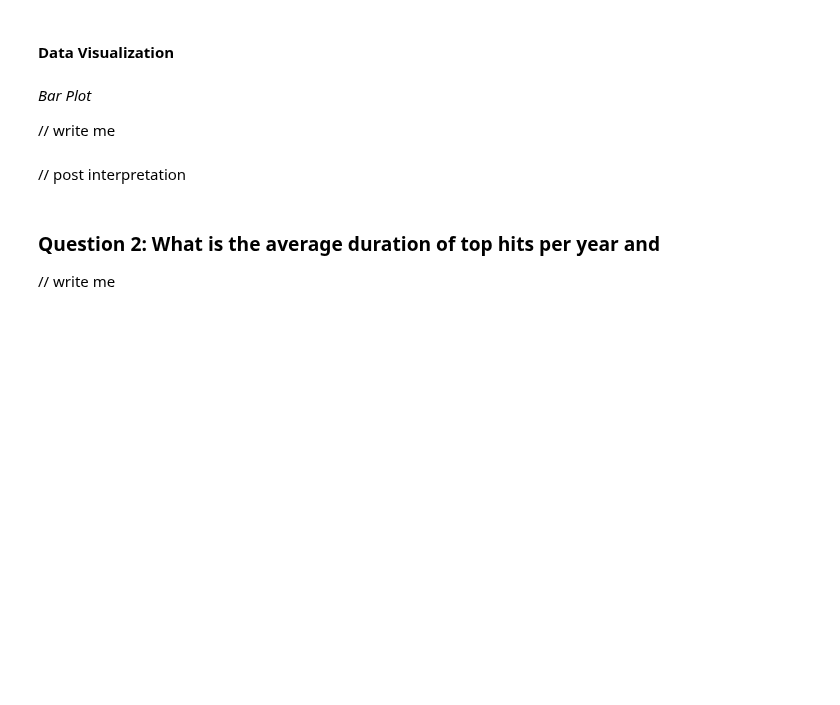
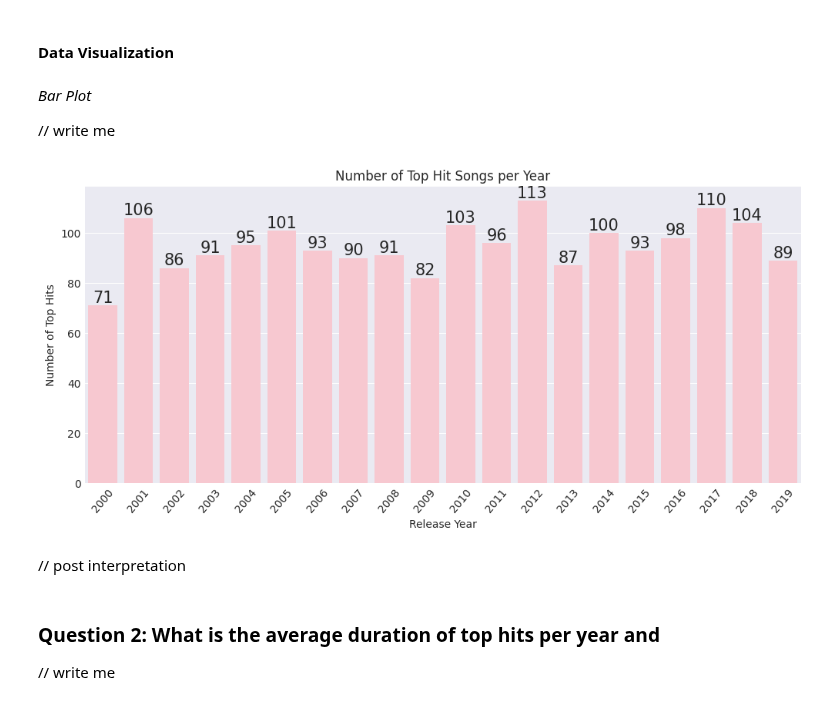
Before and after one commit to angelocguerra/csmodel-casestudy, a Jupyter notebook: MCO1.ipynb, the cells around one changed output. Saved outputs shown, nothing was run; the diff lists cells and outputs as text; code cells hidden in the pictures; blank space fills up the shorter version.

```diff
--- a/MCO1.ipynb
+++ b/MCO1.ipynb
@@ -302,0 +357,3 @@ spotify_df.groupby('year').agg({'song': ['count']})
+# %%
+songs_per_year = spotify_df.year.value_counts().reset_index(name='songs')
+songs_per_year
@@ -308,15 +383,22 @@ spotify_df.groupby('year').agg({'song': ['count']})
 // write me
 # %%
 # bar plot of the number of songs per year
-plt.bar(spotify_df.groupby('year').agg({'song': ['count']}).index, spotify_df.groupby('year').agg({'song': ['count']})['song']['count'], color = 'pink')
+plt.figure(figsize=(12, 5))
+ax = sb.barplot(x = 'year', y ='songs', data = songs_per_year, color='pink')
 
 # add labels
 plt.title('Number of Top Hit Songs per Year')
 plt.xlabel('Release Year')
 plt.ylabel('Number of Top Hits')
-plt.xticks(np.arange(2000, 2020, 2), rotation = 50)
+plt.xticks(rotation = 50)
+
+# label on top of each bar
+for container in ax.containers:
+    ax.bar_label(container, size=15)
 
 plt.show()
+# %% [output]
+[figure, added]
 # %% [markdown]
 // post interpretation
 # %% [markdown]
```
Also changed, not shown: parts of 30 cells of this notebook.
